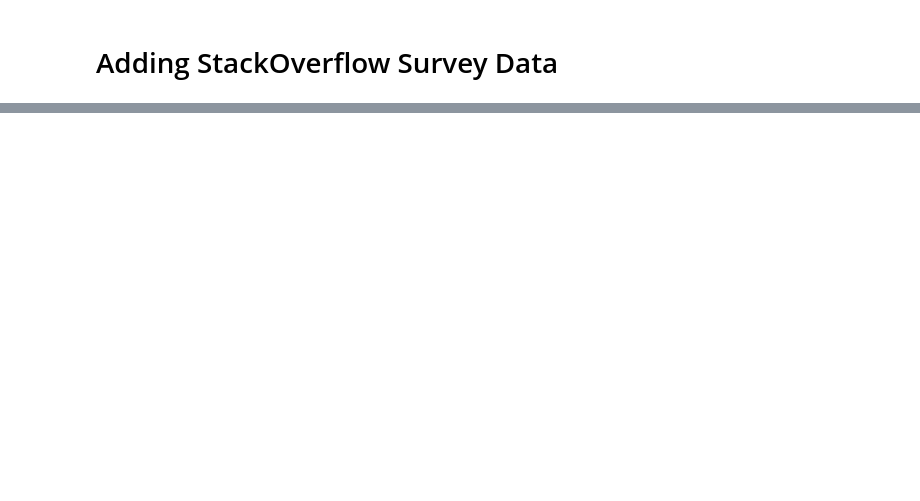
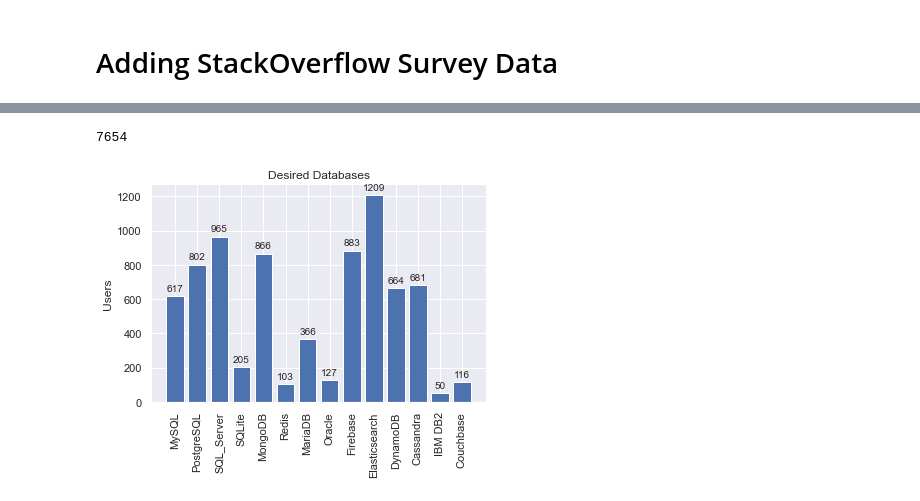
Before and after one commit to BondiAnalytics/DSML_Course_Notebooks, a Jupyter notebook: capstone_docs/Stack Overflow Tags Analysis.ipynb, the cells around one changed output, grey strips where cells are left out. Saved outputs shown, nothing was run; the diff lists cells and outputs as text; code cells hidden in the pictures; blank space fills up the shorter version.

```diff
--- a/capstone_docs/Stack Overflow Tags Analysis.ipynb
+++ b/capstone_docs/Stack Overflow Tags Analysis.ipynb
@@ -296,0 +487,79 @@ Name: DevType, dtype: object
+# %%
+Des_MySQL = count_db(df, "DesiredDB0","MySQL")
+Des_PostgreSQL = count_db(df, "DesiredDB0","PostgreSQL")
+Des_Microsoft_SQL_Server = count_db(df, "DesiredDB0","Microsoft SQL Server")
+Des_SQLite = count_db(df, "DesiredDB0","SQLite")
+Des_MongoDB = count_db(df, "DesiredDB0","MongoDB")
+Des_Redis = count_db(df, "DesiredDB0","Redis")
+Des_MariaDB = count_db(df, "DesiredDB0","MariaDB")
+Des_Oracle = count_db(df, "DesiredDB0","Oracle")
+Des_Firebase = count_db(df, "DesiredDB0","Firebase")
+Des_Elasticsearch = count_db(df, "DesiredDB0","Elasticsearch")
+Des_DynamoDB = count_db(df, "DesiredDB0","DynamoDB")
+Des_Cassandra = count_db(df, "DesiredDB0","Cassandra")
+Des_IBM_DB2 = count_db(df, "DesiredDB0","IBM DB2")
+Des_Couchbase= count_db(df, "DesiredDB0","Couchbase")
+
+Desired_DBs = [
+Des_MySQL,
+Des_PostgreSQL,
+Des_Microsoft_SQL_Server,
+Des_SQLite,
+Des_MongoDB,
+Des_Redis,
+Des_MariaDB,
+Des_Oracle,
+Des_Firebase,
+Des_Elasticsearch,
+Des_DynamoDB,
+Des_Cassandra,
+Des_IBM_DB2,
+Des_Couchbase
+]
+
+sum = 0
+for i in Desired_DBs:
+    sum += i
+print(sum)
+# %% [output]
+7654
+# %%
+labels = ['MySQL',
+'PostgreSQL',
+'SQL_Server',
+'SQLite',
+'MongoDB',
+"Redis",
+"MariaDB",
+"Oracle",
+"Firebase",
+"Elasticsearch",
+"DynamoDB",
+"Cassandra",
+"IBM DB2",
+"Couchbase"
+         ]
+from matplotlib.pyplot import figure
+
+fig, ax = plt.subplots()
+
+plt.xticks(rotation=90,wrap=False)
+
+# plt.figure(figsize=(11,8))
+
+ax.set_ylabel('Users')
+ax.set_title('Desired Databases')
+
+pps = plt.bar(labels,Desired_DBs)
+for p in pps:
+   height = p.get_height()
+   ax.annotate('{}'.format(height),
+      xy=(p.get_x() + p.get_width() / 2, height),
+      xytext=(0, 3), # 3 points vertical offset
+      textcoords="offset points",
+      ha='center', va='bottom')
+
+
+plt.show()
+# %% [output]
+[figure, added]
```
Also changed, not shown: parts of 49 cells of this notebook, 5 other files.
